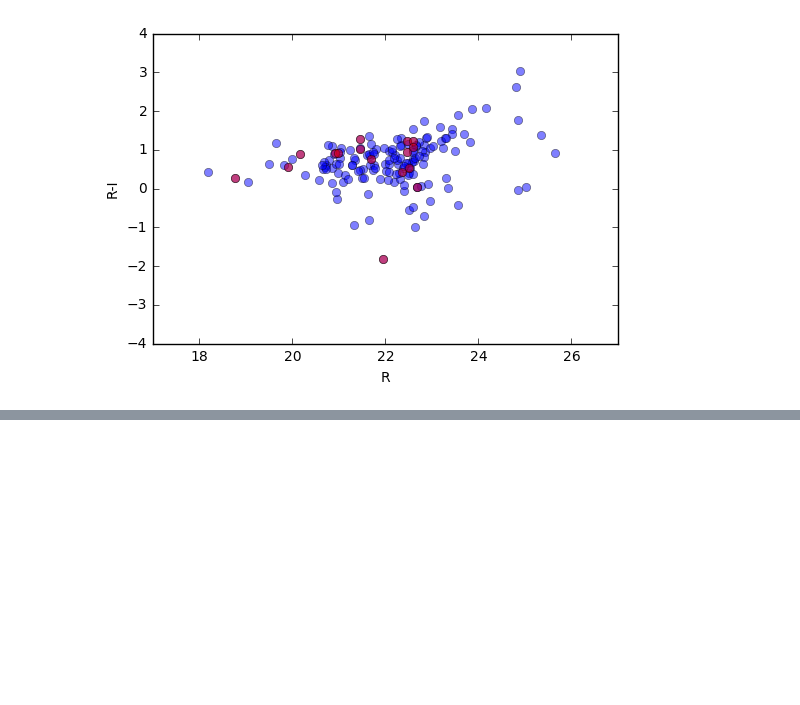
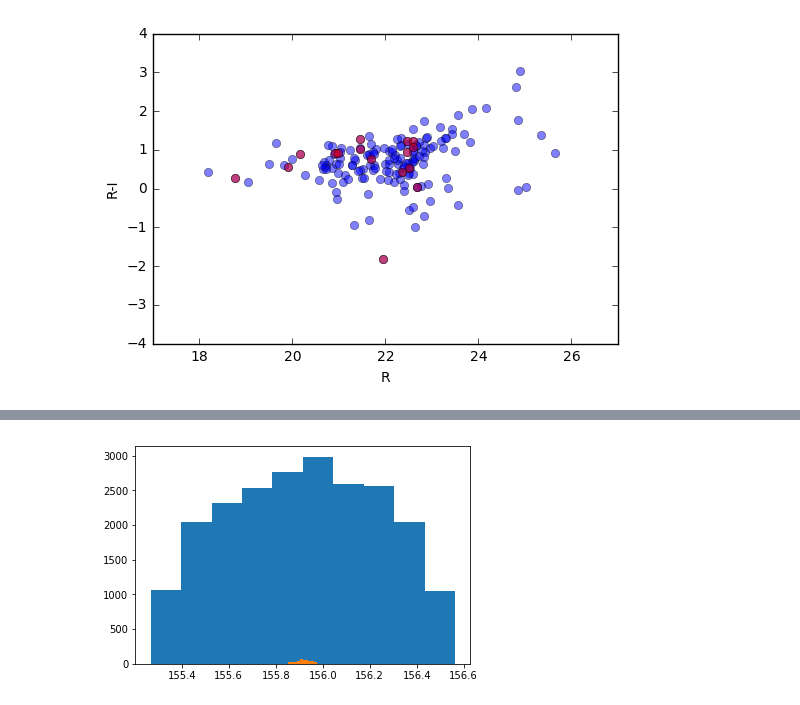
Before and after one commit to leogulus/XRay-Project, a Jupyter notebook: 21_sdss_casjobs.ipynb, the cells around one changed output, grey strips where cells are left out. Cells and saved outputs as stored; diff of their text form; code cells hidden in the pictures; blank space fills up the shorter version.

```diff
--- a/21_sdss_casjobs.ipynb
+++ b/21_sdss_casjobs.ipynb
@@ -207,0 +314,5 @@ plt.plot(pd.Series(dra)[loc],'.')
+# %%
+plt.hist(b2.ra);#,bins=np.arange(0,50,5));
+plt.hist(b3.ra);#,bins=np.arange(0,50,5));
+# %% [output]
+[figure, added]
```
Also changed, not shown: parts of 19 cells of this notebook, 9 other files.
